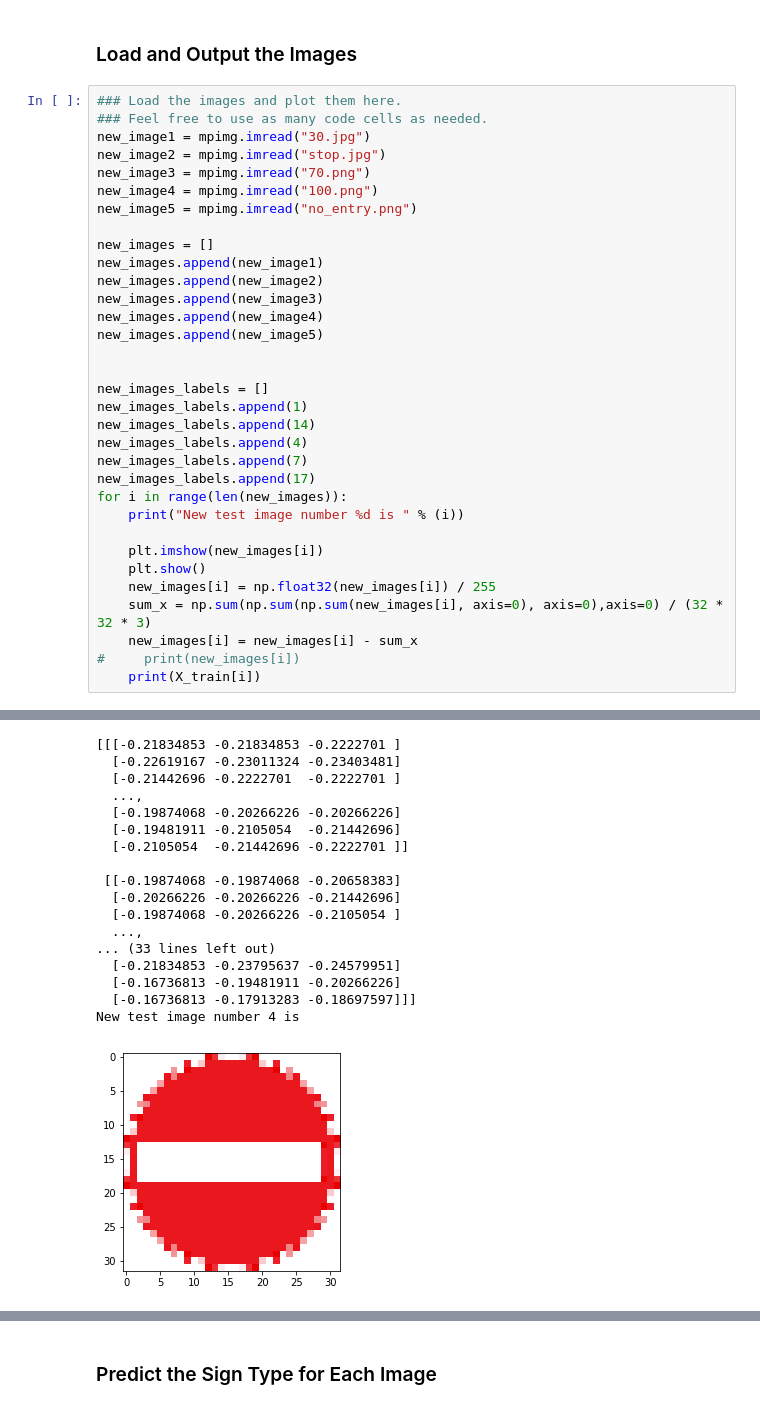
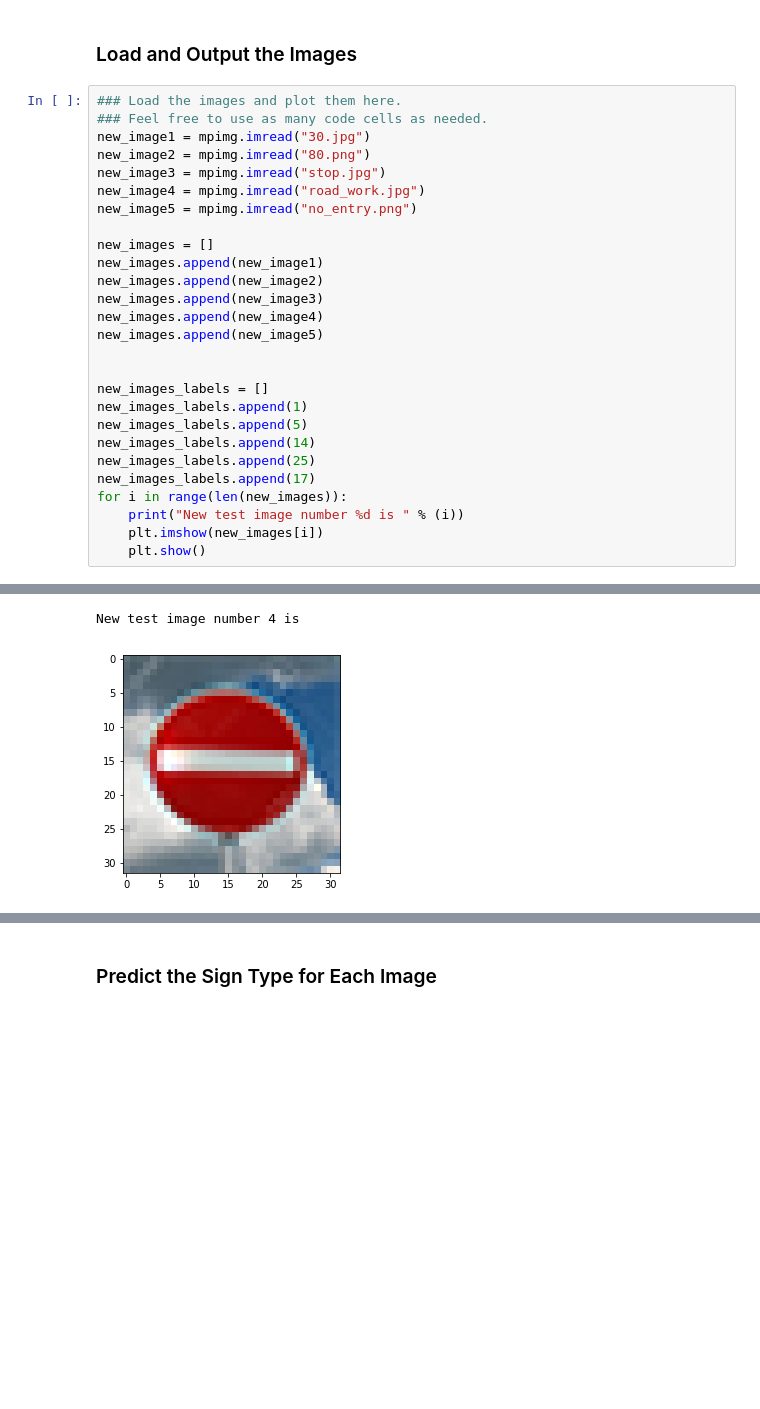
Before and after one commit to fangyan93/Self_Driving_Car_Traffic_Sign_Classifier, a Jupyter notebook: Traffic_Sign_Classifier_1.ipynb, the cells around one changed output, grey strips where cells are left out. Saved outputs shown, nothing was run; the diff lists cells and outputs as text; blank space fills up the shorter version.

```diff
--- a/Traffic_Sign_Classifier_1.ipynb
+++ b/Traffic_Sign_Classifier_1.ipynb
@@ -437,9 +420,9 @@ You may find `signnames.csv` useful as it contains mappings from the class id (i
 ### Load the images and plot them here.
 ### Feel free to use as many code cells as needed.
 new_image1 = mpimg.imread("30.jpg")
-new_image2 = mpimg.imread("stop.jpg")
-new_image3 = mpimg.imread("70.png")
-new_image4 = mpimg.imread("100.png")
+new_image2 = mpimg.imread("80.png")
+new_image3 = mpimg.imread("stop.jpg")
+new_image4 = mpimg.imread("road_work.jpg")
 new_image5 = mpimg.imread("no_entry.png")
 
 new_images = []
@@ -452,20 +435,14 @@ new_images.append(new_image5)
 
 new_images_labels = []
 new_images_labels.append(1)
+new_images_labels.append(5)
 new_images_labels.append(14)
-new_images_labels.append(4)
-new_images_labels.append(7)
+new_images_labels.append(25)
 new_images_labels.append(17)
 for i in range(len(new_images)):
     print("New test image number %d is " % (i))
-
     plt.imshow(new_images[i])
     plt.show()
-    new_images[i] = np.float32(new_images[i]) / 255
-    sum_x = np.sum(np.sum(np.sum(new_images[i], axis=0), axis=0),axis=0) / (32 * 32 * 3)
-    new_images[i] = new_images[i] - sum_x
-#     print(new_images[i])
-    print(X_train[i])
 # %% [output]
 New test image number 0 is
 [figure]
@@ -526,18 +455,2 @@ New test image number 3 is
-[[[-0.21834853 -0.21834853 -0.2222701 ]
-  [-0.22619167 -0.23011324 -0.23403481]
-  [-0.21442696 -0.2222701  -0.2222701 ]
-  ...,
-  [-0.19874068 -0.20266226 -0.20266226]
-  [-0.19481911 -0.2105054  -0.21442696]
-  [-0.2105054  -0.21442696 -0.2222701 ]]
-
- [[-0.19874068 -0.19874068 -0.20658383]
-  [-0.20266226 -0.20266226 -0.21442696]
-  [-0.19874068 -0.20266226 -0.2105054 ]
-  ...,
-... (33 lines left out)
-  [-0.21834853 -0.23795637 -0.24579951]
-  [-0.16736813 -0.19481911 -0.20266226]
-  [-0.16736813 -0.17913283 -0.18697597]]]
 New test image number 4 is
-[figure, old version]
+[figure, new version]
```
Also changed, not shown: parts of 22 cells of this notebook, 4 other files.
